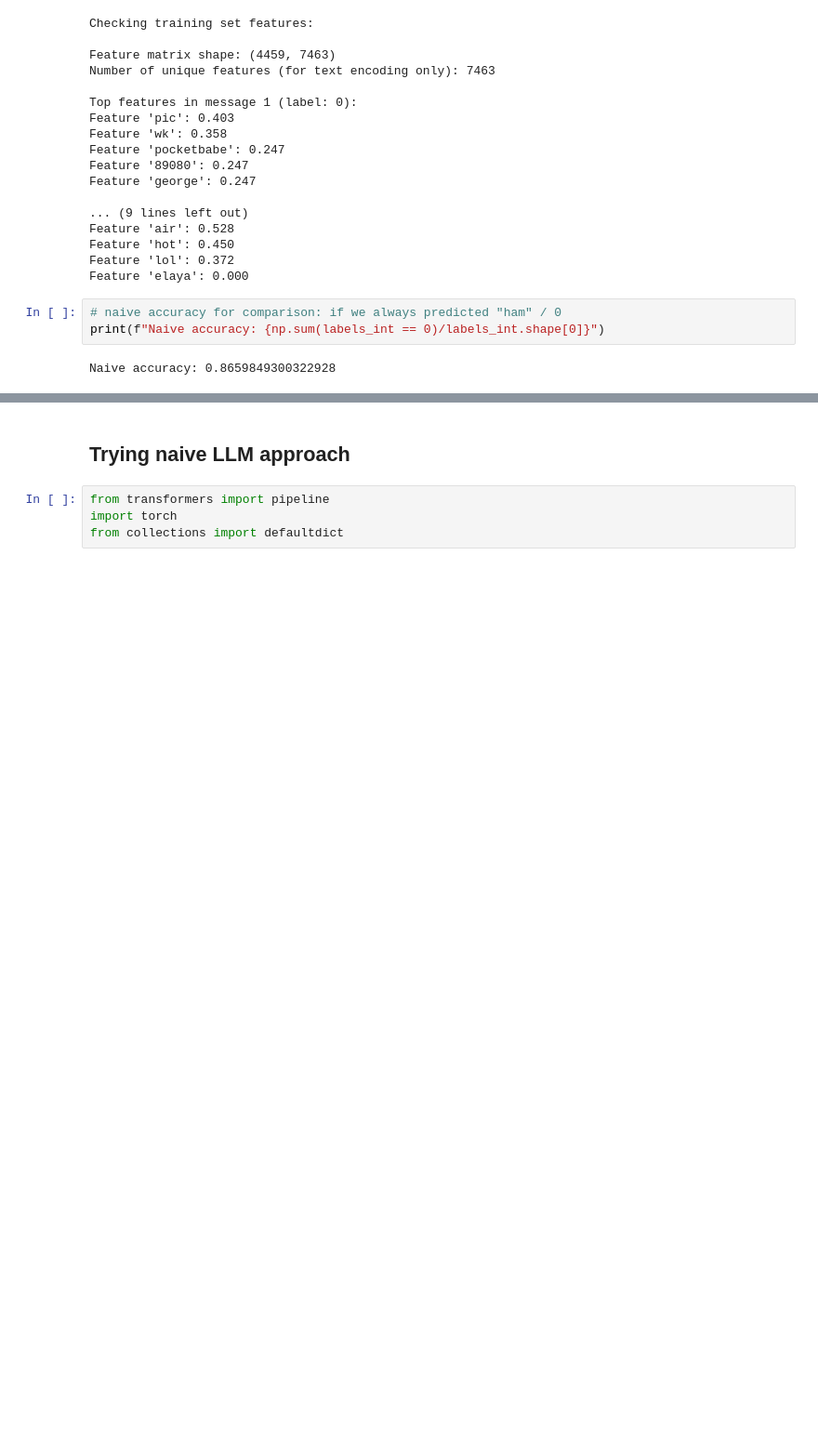
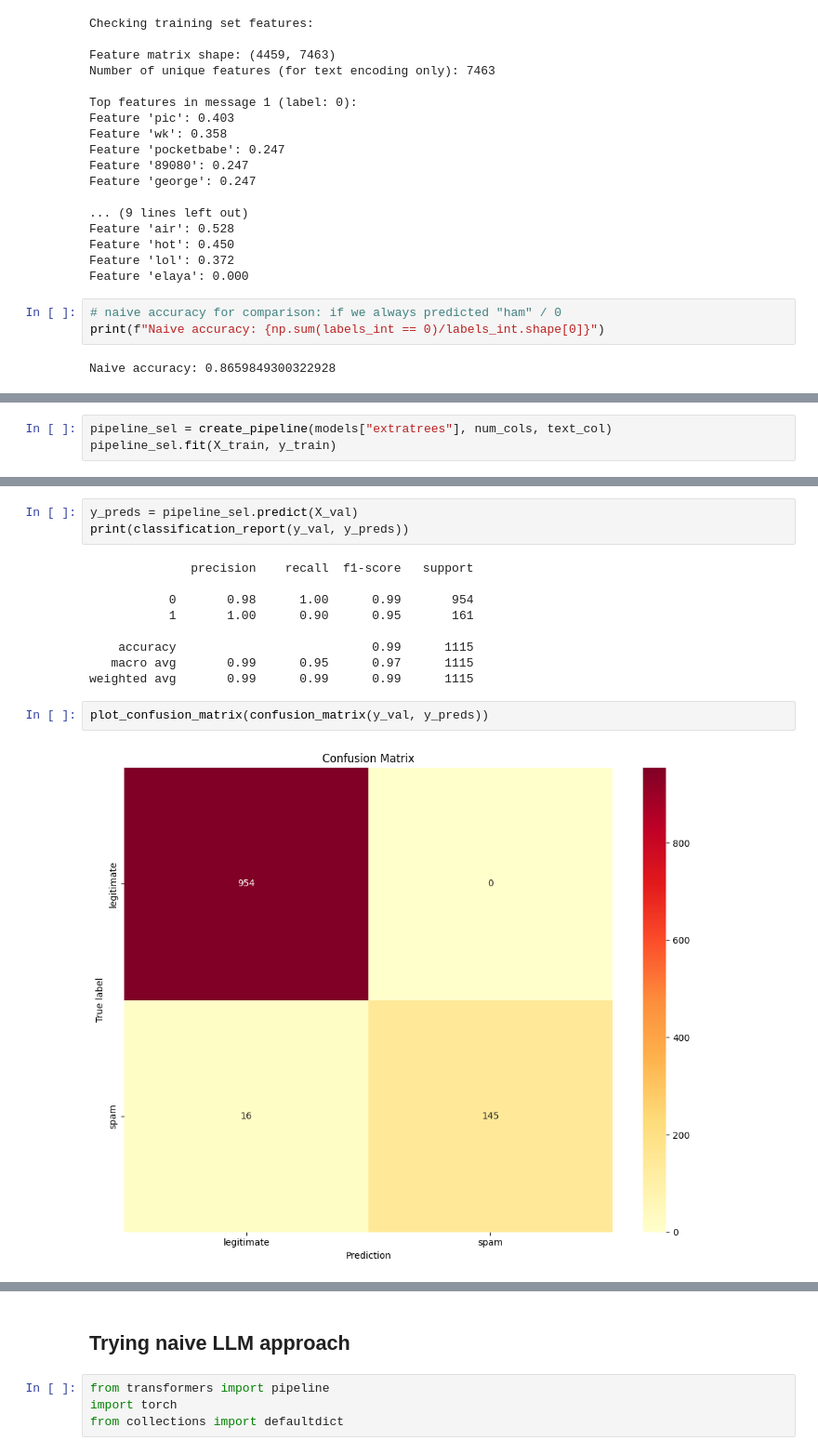
Before and after one commit to AkagiShigeru/sms_spam_classification, a Jupyter notebook: sms_classification/eda.ipynb, the cells around one changed output, grey strips where cells are left out. Shown at 93% size. Saved outputs shown, nothing was run; the diff lists cells and outputs as text; blank space fills up the shorter version.

```diff
--- a/sms_classification/eda.ipynb
+++ b/sms_classification/eda.ipynb
@@ -351,0 +350,3 @@ plt.xticks(rotation=45);
+# %%
+pipeline_sel = create_pipeline(models["extratrees"], num_cols, text_col)
+pipeline_sel.fit(X_train, y_train)
@@ -351,0 +363,16 @@ plt.xticks(rotation=45);
+# %%
+y_preds = pipeline_sel.predict(X_val)
+print(classification_report(y_val, y_preds))
+# %% [output]
+              precision    recall  f1-score   support
+
+           0       0.98      1.00      0.99       954
+           1       1.00      0.90      0.95       161
+
+    accuracy                           0.99      1115
+   macro avg       0.99      0.95      0.97      1115
+weighted avg       0.99      0.99      0.99      1115
+# %%
+plot_confusion_matrix(confusion_matrix(y_val, y_preds))
+# %% [output]
+[figure, added]
```
Also changed, not shown: parts of 31 cells of this notebook, 2 other files.
